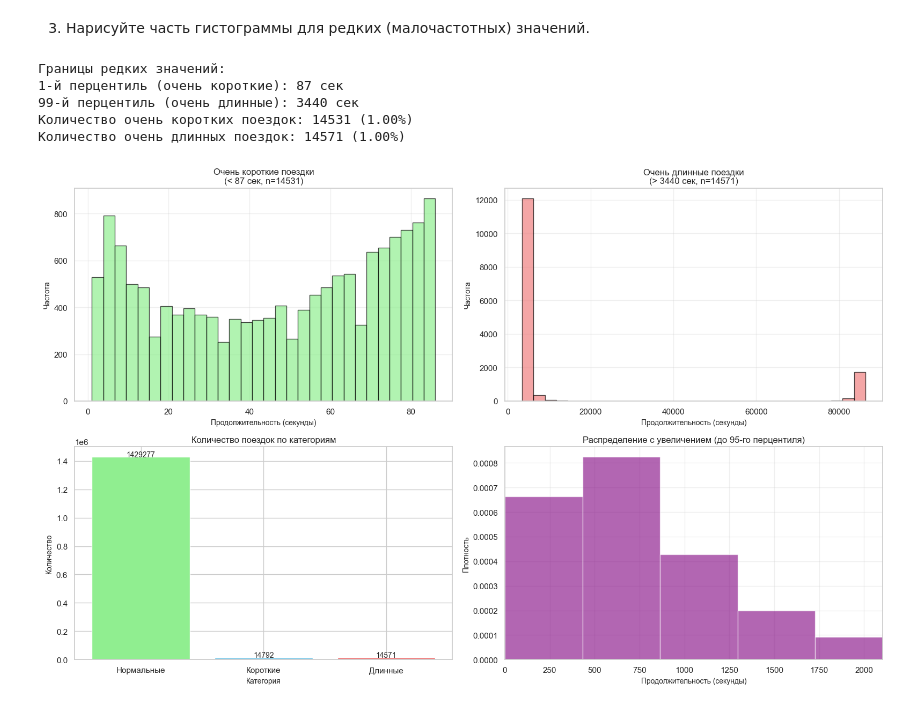
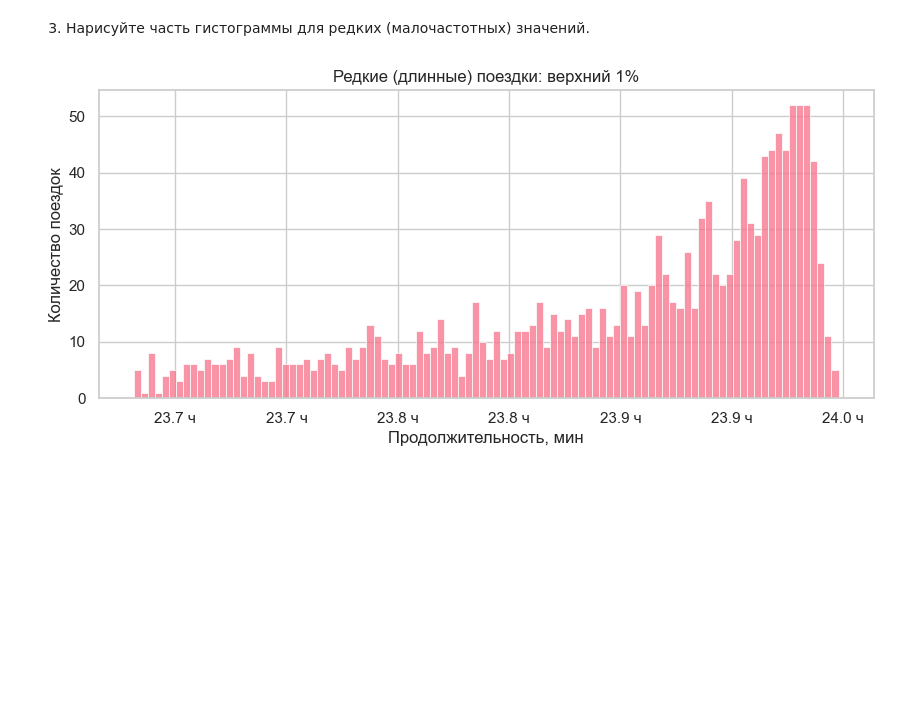
Before and after one commit to FirstVlad99/machine-learning, a Jupyter notebook: lab1.ipynb, the cells around one changed output. Drawn from its saved outputs; the diff is of its cells as text; code cells hidden in the pictures; blank space fills up the shorter version.

```diff
--- a/lab1.ipynb
+++ b/lab1.ipynb
@@ -172,68 +181,21 @@ Index: []
 # %% [markdown]
 3. Нарисуйте часть гистограммы для редких (малочастотных) значений.
 # %%
-# Анализ редких значений - очень короткие и очень длинные поездки
+# граница редких значений (0.999-й квантиль)
+p999 = df["trip_duration"].quantile(0.999)
 
-# Найдем границы для "редких" значений (например, меньше 1-го перцентиля и больше 99-го)
-percentiles = df['trip_duration'].quantile([0.01, 0.99]).values
-rare_short = df['trip_duration'] < percentiles[0]
-rare_long = df['trip_duration'] > percentiles[1]
-
-print(f"Границы редких значений:")
-print(f"1-й перцентиль (очень короткие): {percentiles[0]:.0f} сек")
-print(f"99-й перцентиль (очень длинные): {percentiles[1]:.0f} сек")
-print(f"Количество очень коротких поездок: {rare_short.sum()} ({rare_short.sum()/len(df)*100:.2f}%)")
-print(f"Количество очень длинных поездок: {rare_long.sum()} ({rare_long.sum()/len(df)*100:.2f}%)")
-
-# Создание графиков для редких значений
-plt.figure(figsize=(16, 10))
-
-# 1. Гистограмма для очень коротких поездок
-plt.subplot(2, 2, 1)
-short_durations = df[rare_short]['trip_duration'].dropna()
-plt.hist(short_durations, bins=30, color='lightgreen', edgecolor='black', alpha=0.7)
-plt.title(f'Очень короткие поездки\n(< {percentiles[0]:.0f} сек, n={len(short_durations)})', fontsize=12)
-plt.xlabel('Продолжительность (секунды)', fontsize=10)
-plt.ylabel('Частота', fontsize=10)
-plt.grid(True, alpha=0.3)
-
-# 2. Гистограмма для очень длинных поездок
-plt.subplot(2, 2, 2)
-long_durations = df[rare_long]['trip_duration'].dropna()
-plt.hist(long_durations, bins=30, color='lightcoral', edgecolor='black', alpha=0.7)
-plt.title(f'Очень длинные поездки\n(> {percentiles[1]:.0f} сек, n={len(long_durations)})', fontsize=12)
-plt.xlabel('Продолжительность (секунды)', fontsize=10)
-plt.ylabel('Частота', fontsize=10)
-plt.grid(True, alpha=0.3)
-
-# 3. Box plot для всех категорий
-plt.subplot(2, 2, 3)
-df['duration_category'] = pd.cut(df['trip_duration'],
-                                 bins=[0, percentiles[0], percentiles[1], df['trip_duration'].max()],
-                                 labels=['Короткие', 'Нормальные', 'Длинные'])
-category_counts = df['duration_category'].value_counts()
-plt.bar(category_counts.index, category_counts.values, color=['lightgreen', 'skyblue', 'lightcoral'])
-plt.title('Количество поездок по категориям', fontsize=12)
-plt.xlabel('Категория', fontsize=10)
-plt.ylabel('Количество', fontsize=10)
-for i, v in enumerate(category_counts.values):
-    plt.text(i, v + 1000, str(v), ha='center', fontsize=10)
-
-# 4. Zoom на хвосты распределения
-plt.subplot(2, 2, 4)
-plt.hist(df['trip_duration'].dropna(), bins=200, color='purple', alpha=0.6, density=True)
-plt.xlim(0, df['trip_duration'].quantile(0.95))  # Показываем до 95-го перцентиля
-plt.title('Распределение с увеличением (до 95-го перцентиля)', fontsize=12)
-plt.xlabel('Продолжительность (секунды)', fontsize=10)
-plt.ylabel('Плотность', fontsize=10)
-plt.grid(True, alpha=0.3)
-
-plt.tight_layout()
+fig, axes = plt.subplots(figsize=(10, 4))
+sns.histplot(
+    df[df["trip_duration"] > p999]["trip_duration"],
+    bins=100,
+    stat='count',
+    ax=axes
+)
+axes.xaxis.set_major_formatter(ticker.FuncFormatter(seconds_to_minutes))
+axes.yaxis.set_major_formatter(ticker.FuncFormatter(human_format_y))
+axes.set_title("Редкие (длинные) поездки: верхний 1%")
+axes.set_xlabel("Продолжительность, мин")
+axes.set_ylabel("Количество поездок")
 plt.show()
 # %% [output]
-Границы редких значений:
-1-й перцентиль (очень короткие): 87 сек
-99-й перцентиль (очень длинные): 3440 сек
-Количество очень коротких поездок: 14531 (1.00%)
-Количество очень длинных поездок: 14571 (1.00%)
-[figure, old version]
+[figure, new version]
```
Also changed, not shown: parts of 76 cells of this notebook, 5 other files.
